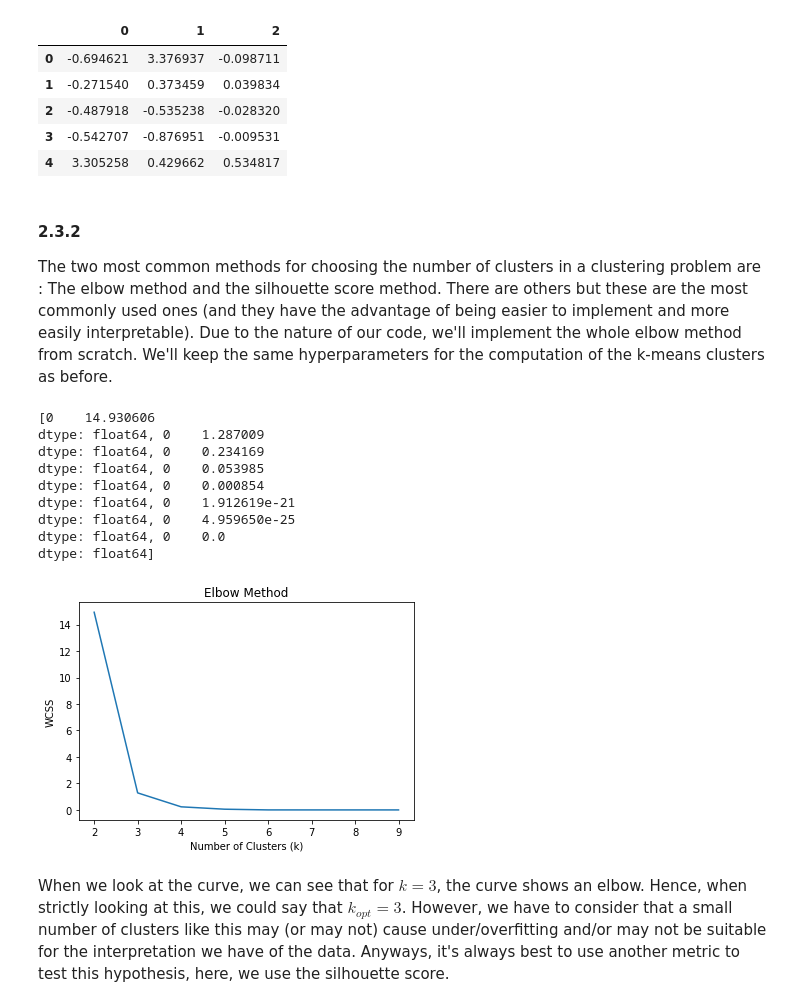
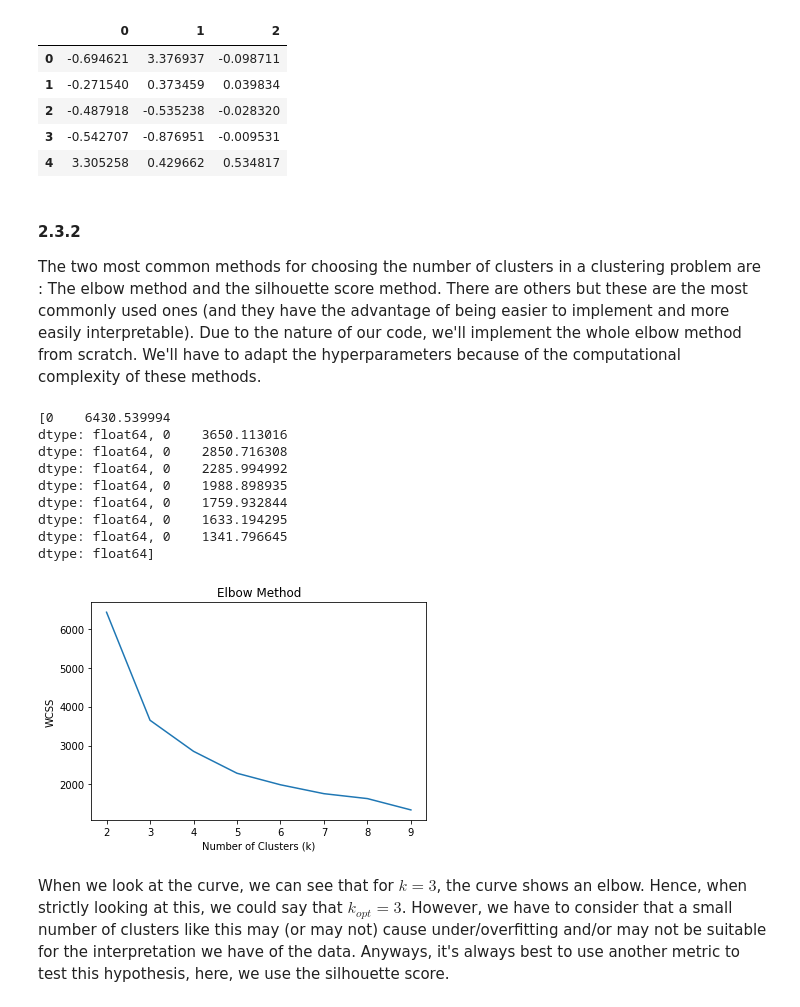
Before and after one commit to saifali03/recommendation-systems-and-clustering-everywhere, a Jupyter notebook: main.ipynb, the cells around one changed output. Saved outputs shown, nothing was run; the diff lists cells and outputs as text; code cells hidden in the pictures.

```diff
--- a/main.ipynb
+++ b/main.ipynb
@@ -929,42 +929,48 @@ from sklearn.metrics import silhouette_score
 # %% [markdown]
 #### 2.3.2
 
-The two most common methods for choosing the number of clusters in a clustering problem are : The elbow method and the silhouette score method. There are others but these are the most commonly used ones (and they have the advantage of being easier to implement and more easily interpretable). Due to the nature of our code, we'll implement the whole elbow method from scratch. We'll keep the same hyperparameters for the computation of the k-means clusters as before.
+The two most common methods for choosing the number of clusters in a clustering problem are : The elbow method and the silhouette score method. There are others but these are the most commonly used ones (and they have the advantage of being easier to implement and more easily interpretable). Due to the nature of our code, we'll implement the whole elbow method from scratch. We'll have to adapt the hyperparameters because of the computational complexity of these methods.
 # %%
+k = 5
+data_path = 'pca.csv'
+essential_cols = ['0','1','2']
+chunksize = 100
+nrows = 1500
+
 def elbow_method(k_range, n_iter, path):
     """
     This takes the range of cluster values we want to experiment with and plot
     the WCSS (total sum of squares for points relative to their center in each cluster)
     The elbow method consists of choosing the number of cluster where the curve
     shows an "elbow".
     """
     wcss_values = []
 
     # We unpack the value of the interval we chose ((2,10) for our example) for our loop
     for n_clusters in range(*k_range):
         data_clustered_standard_elb = functions.our_k_means_adv(n_clusters, path, ['0', '1', '2'], nrows=nrows, chunksize=chunksize, upper_bound_for_iterations=n_iter)
         wcss = functions.compute_wcss(n_clusters, data_clustered_standard_elb, ['0', '1', '2'])
         wcss_values.append(wcss)
 
     print(wcss_values)
     plt.plot(range(*k_range), wcss_values)
     plt.title('Elbow Method')
     plt.xlabel('Number of Clusters (k)')
     plt.ylabel('WCSS')
     plt.show()
 
 elbow_method((2,10), 50, data_path)
 # %% [output]
-[0    14.930606
-dtype: float64, 0    1.287009
-dtype: float64, 0    0.234169
-dtype: float64, 0    0.053985
-dtype: float64, 0    0.000854
-dtype: float64, 0    1.912619e-21
-dtype: float64, 0    4.959650e-25
-dtype: float64, 0    0.0
+[0    6430.539994
+dtype: float64, 0    3650.113016
+dtype: float64, 0    2850.716308
+dtype: float64, 0    2285.994992
+dtype: float64, 0    1988.898935
+dtype: float64, 0    1759.932844
+dtype: float64, 0    1633.194295
+dtype: float64, 0    1341.796645
 dtype: float64]
-[figure, old version]
+[figure, new version]
 # %% [markdown]
 When we look at the curve, we can see that for $k = 3$, the curve shows an elbow. Hence, when strictly looking at this, we could say that $k_{opt} = 3$. However, we have to consider that a small number of clusters like this may (or may not) cause under/overfitting and/or may not be suitable for the interpretation we have of the data.
 Anyways, it's always best to use another metric to test this hypothesis, here, we use the silhouette score.
```
Also changed, not shown: parts of 2 cells of this notebook.
